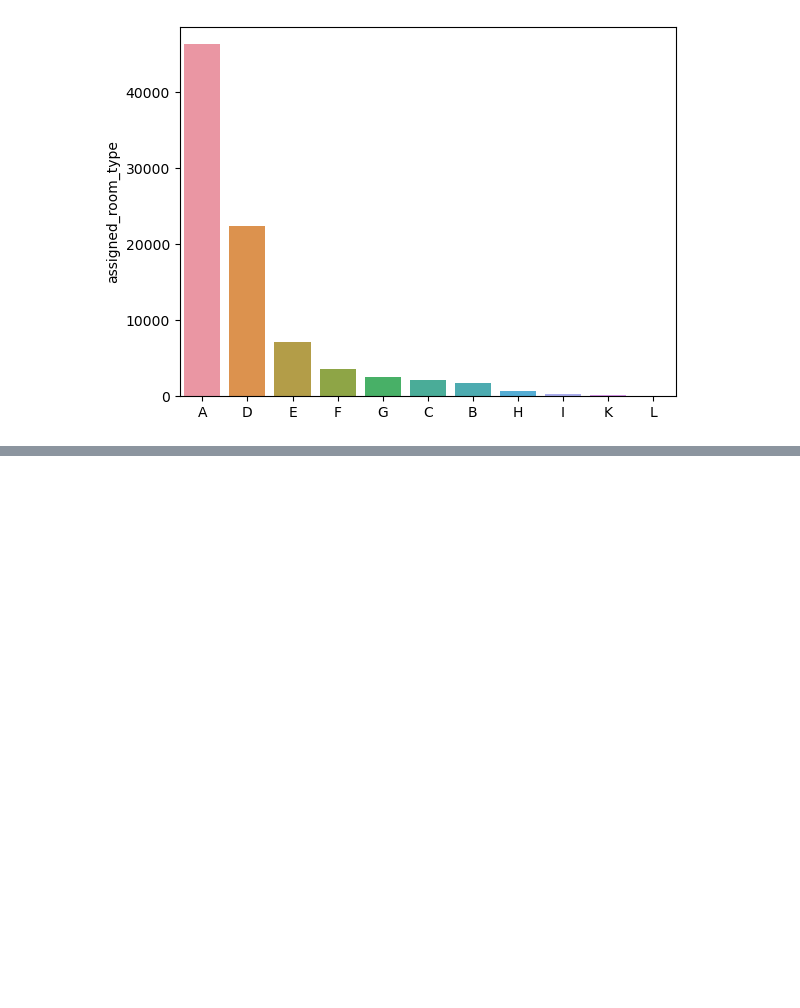
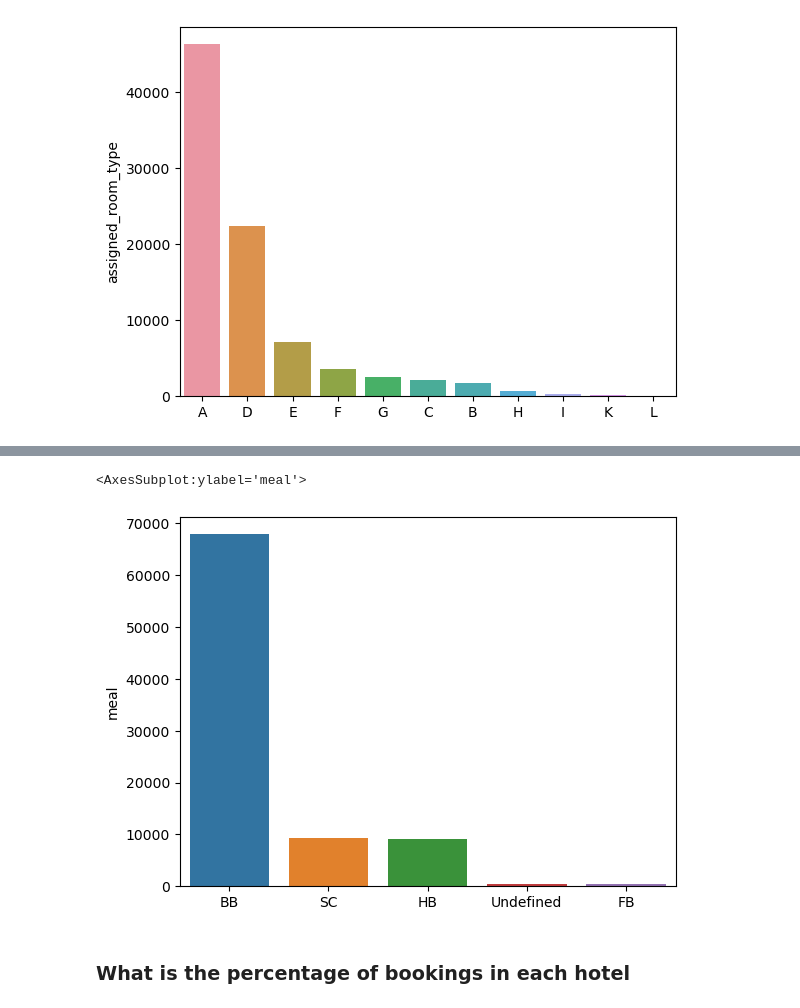
Before and after one commit to muchammadwr/EDA_hotel_bookings, a Jupyter notebook: hotel_bookings.ipynb, the cells around one changed output, grey strips where cells are left out. Saved outputs shown, nothing was run; the diff lists cells and outputs as text; code cells hidden in the pictures; blank space fills up the shorter version.

```diff
--- a/hotel_bookings.ipynb
+++ b/hotel_bookings.ipynb
@@ -615,0 +673,2 @@ sns.barplot(x = top_room.index, y = top_room)
+# %%
+meal = df1['meal'].value_counts()
@@ -615,0 +684,7 @@ sns.barplot(x = top_room.index, y = top_room)
+# %%
+sns.barplot(x = meal.index, y = meal)
+# %% [output]
+<AxesSubplot:ylabel='meal'>
+[figure, added]
+# %% [markdown]
+### What is the percentage of bookings in each hotel
```
Also changed, not shown: parts of 29 cells of this notebook.
